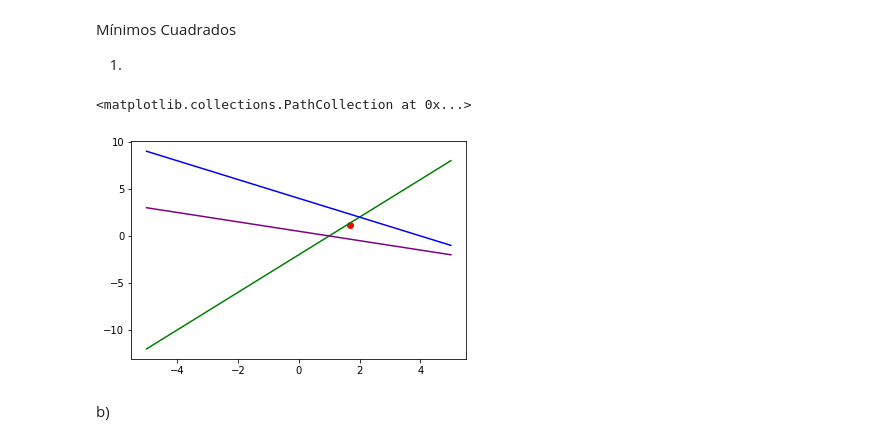
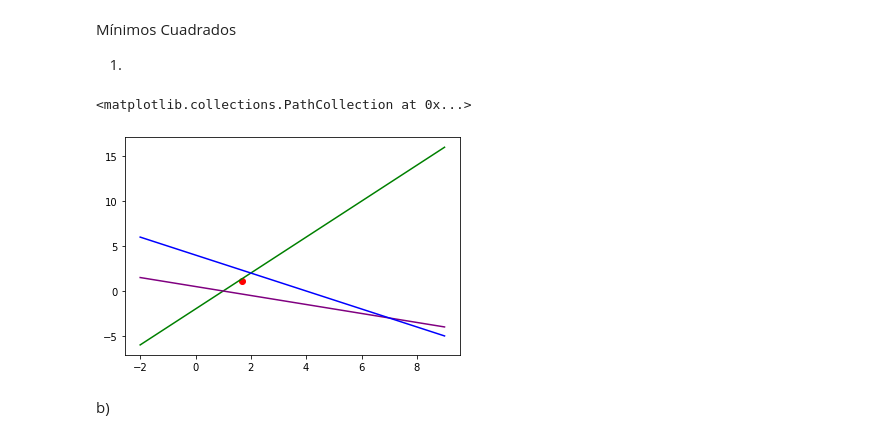
Before and after one commit to lsperezm/Metodos1-LauraPerez-SofiaLizarazo, a Jupyter notebook: Taller3/Taller3-LauraSofiaPerez-BrendaSofiaLizarazo.ipynb, the cells around one changed output. Saved outputs shown, nothing was run; the diff lists cells and outputs as text; code cells hidden in the pictures.

```diff
--- a/Taller3/Taller3-LauraSofiaPerez-BrendaSofiaLizarazo.ipynb
+++ b/Taller3/Taller3-LauraSofiaPerez-BrendaSofiaLizarazo.ipynb
@@ -172,5 +172,4 @@ L,U
 a)
 # %%
 A=np.array([[4,1,1],[1,3,2],[1,2,5]])
-b=np.array([1.,3.,7.])
 # %%
@@ -761,17 +772,17 @@ def find_common_point(l1, l2, l3):
 
 common_point = find_common_point(linea1, linea2, linea3)
 # %%
-x=np.linspace(-5,5,100000)
+x=np.linspace(-2,9,100000)
 l1= (lambda x: 2*x  -2)
 l2= (lambda x: (1-x)/2)
 l3= (lambda x: 4-x)
 plt.plot(x,l1(x), color='green')
 plt.plot(x,l2(x),color='purple')
 plt.plot(x,l3(x), color='blue')
 plt.scatter(common_point[0],common_point[1], color='red')
 # %% [output]
 <matplotlib.collections.PathCollection at 0x...>
-[figure, old version]
+[figure, new version]
 # %% [markdown]
 b)
 # %%
```
Also changed, not shown: parts of 8 cells of this notebook.
